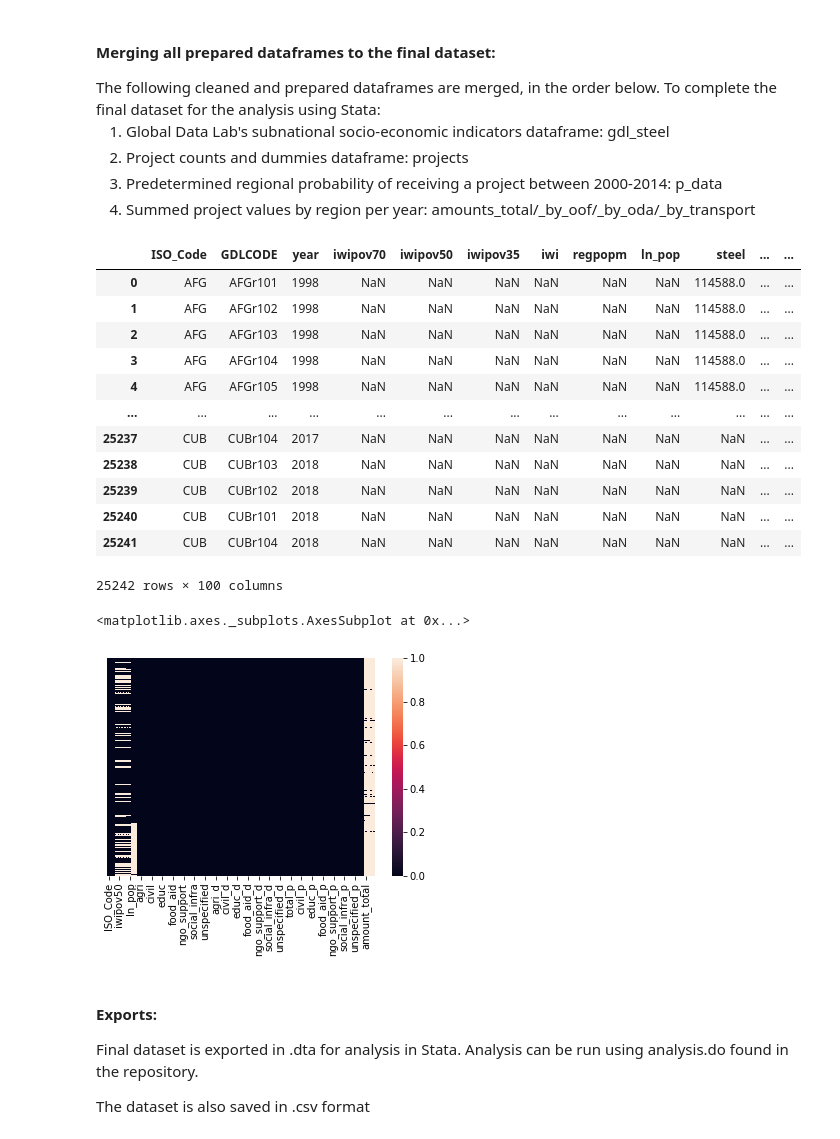
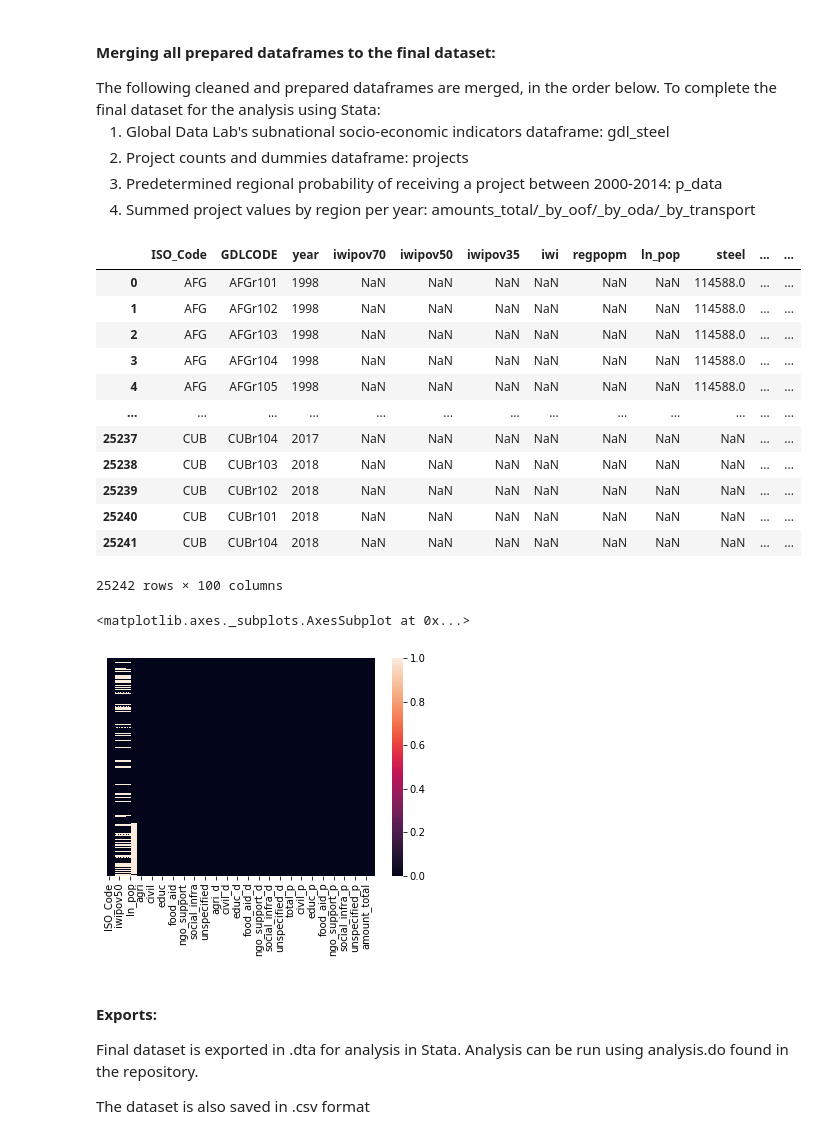
Before and after one commit to frankstevens1/china_devprojects_poverty, a Jupyter notebook: dataset_prep.ipynb, the cells around one changed output. Drawn from its saved outputs; the diff is of its cells as text; code cells hidden in the pictures.

```diff
--- a/dataset_prep.ipynb
+++ b/dataset_prep.ipynb
@@ -386,35 +389,35 @@ The following cleaned and prepared dataframes are merged, in the order below. To
 </ol>
 # %%
 # merge gdl indicators & steel to projects counts & dummies
-data_v3 = pd.merge(gdl_steel, projects, how="left", on=['GDLCODE', 'year'])
+data = pd.merge(gdl_steel, projects, how="left", on=['GDLCODE', 'year'])
 # merge the probabilities dataframe
-data_v3 = pd.merge(data_v3, p_data, how="left", on=['GDLCODE'])
+data = pd.merge(data, p_data, how="left", on=['GDLCODE'])
 # merge project values by sector and flow class
-data_v3 = pd.merge(data_v3, amounts, how="left", on=['GDLCODE', 'year'])
+data = pd.merge(data, amounts, how="left", on=['GDLCODE', 'year'])
 # assign regions that never recieve a project with 0 for dummies, counts, probabilities and values
-fill_nan = data_v3.columns[12:96]
+fill_nan = data.columns[12:]
 for column in fill_nan:
-    data_v3.fillna({column:0}, inplace=True)
+    data.fillna({column:0}, inplace=True)
     pass
 
-display(data_v3)
-display(sns.heatmap(data_v3.isna(), yticklabels=False))
+display(data)
+display(sns.heatmap(data.isna(), yticklabels=False))
 # %% [output]
 |  | ISO_Code | GDLCODE | year | iwipov70 | iwipov50 | iwipov35 | iwi | regpopm | ln_pop | steel | ... | ... |
 | 0 | AFG | AFGr101 | 1998 | NaN | NaN | NaN | NaN | NaN | NaN | 114588.0 | ... | ... |
 | 1 | AFG | AFGr102 | 1998 | NaN | NaN | NaN | NaN | NaN | NaN | 114588.0 | ... | ... |
 | 2 | AFG | AFGr103 | 1998 | NaN | NaN | NaN | NaN | NaN | NaN | 114588.0 | ... | ... |
 | 3 | AFG | AFGr104 | 1998 | NaN | NaN | NaN | NaN | NaN | NaN | 114588.0 | ... | ... |
 | 4 | AFG | AFGr105 | 1998 | NaN | NaN | NaN | NaN | NaN | NaN | 114588.0 | ... | ... |
 | ... | ... | ... | ... | ... | ... | ... | ... | ... | ... | ... | ... | ... |
 | 25237 | CUB | CUBr104 | 2017 | NaN | NaN | NaN | NaN | NaN | NaN | NaN | ... | ... |
 | 25238 | CUB | CUBr103 | 2018 | NaN | NaN | NaN | NaN | NaN | NaN | NaN | ... | ... |
 | 25239 | CUB | CUBr102 | 2018 | NaN | NaN | NaN | NaN | NaN | NaN | NaN | ... | ... |
 | 25240 | CUB | CUBr101 | 2018 | NaN | NaN | NaN | NaN | NaN | NaN | NaN | ... | ... |
 | 25241 | CUB | CUBr104 | 2018 | NaN | NaN | NaN | NaN | NaN | NaN | NaN | ... | ... |
 25242 rows × 100 columns
 <matplotlib.axes._subplots.AxesSubplot at 0x...>
-[figure, old version]
+[figure, new version]
 # %% [markdown]
 <h4>Exports:</h4>
 <p>Final dataset is exported in .dta for analysis in Stata. Analysis can be run using analysis.do found in the repository.</p>
```
Also changed, not shown: parts of 6 cells of this notebook, 7 other files.
